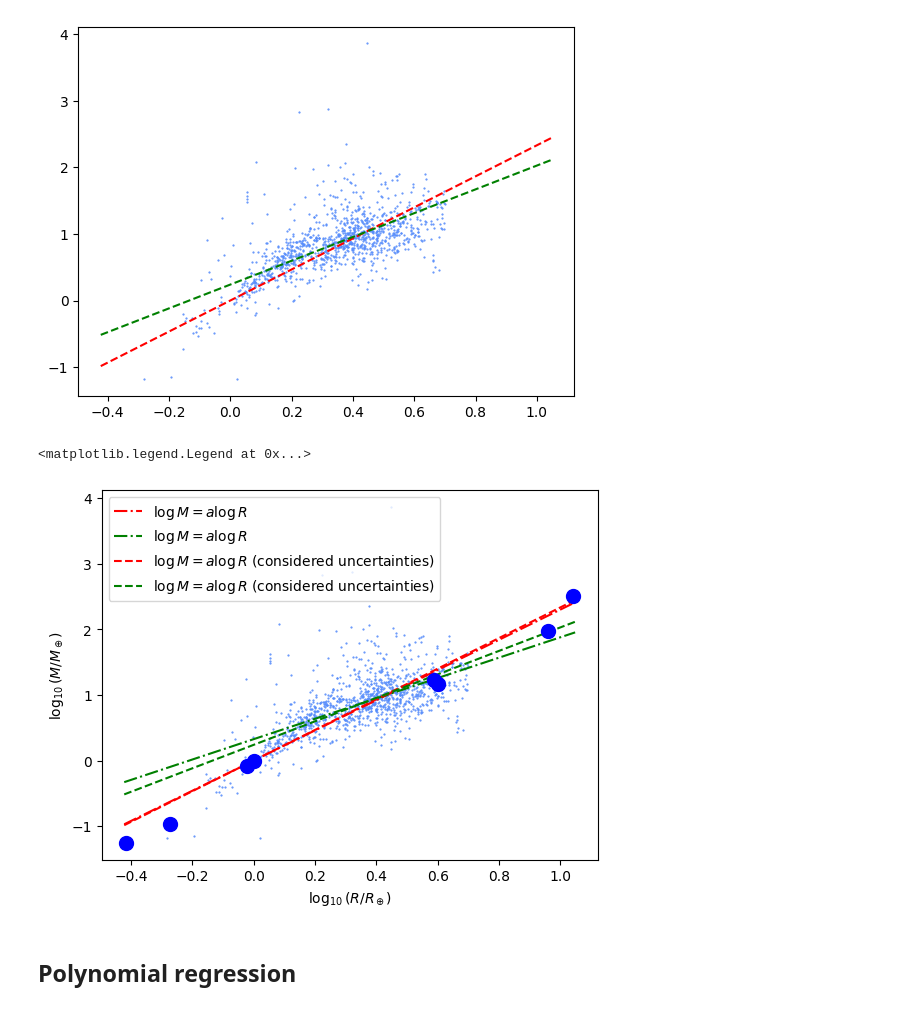
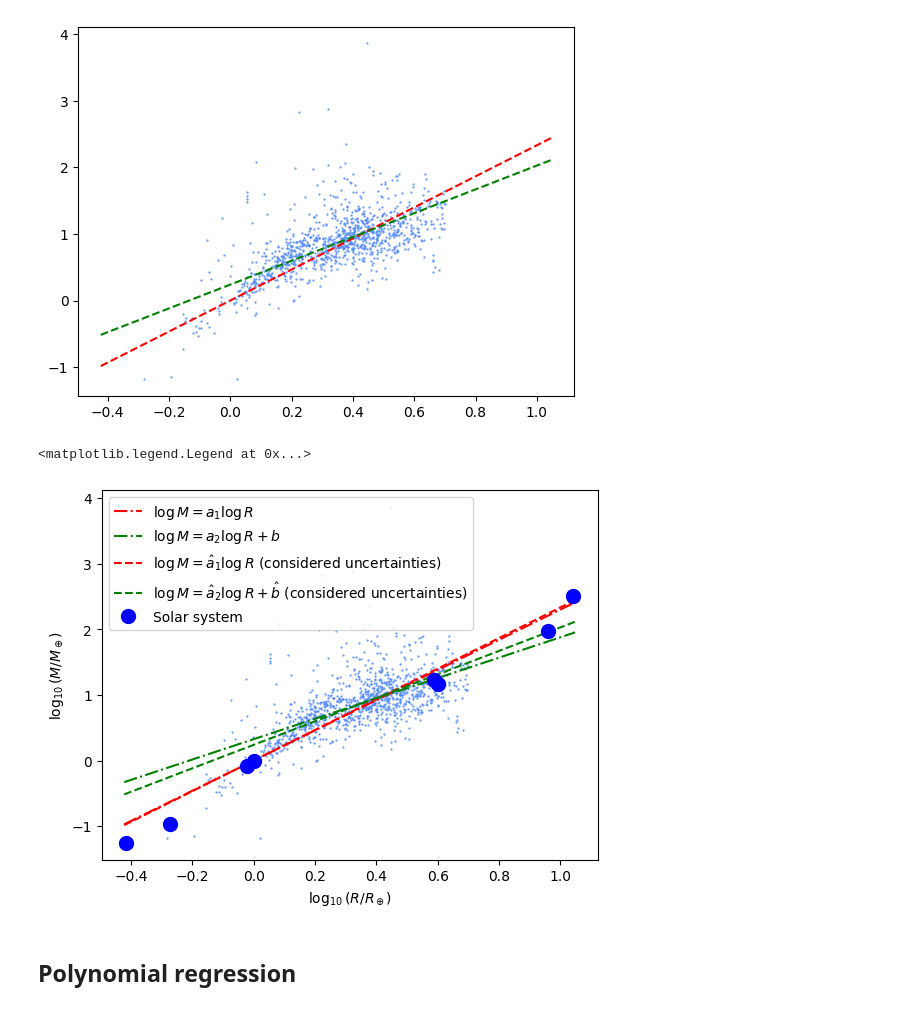
Before and after one commit to CosmicHitchhiker/ds_astro_2026s, a Jupyter notebook: ex4/ex4.ipynb, the cells around one changed output. Saved outputs shown, nothing was run; the diff lists cells and outputs as text; code cells hidden in the pictures.

```diff
--- a/ex4/ex4.ipynb
+++ b/ex4/ex4.ipynb
@@ -187,20 +187,20 @@ plt.plot(X_theor.flatten(), y_theor2_m.flatten(), 'g--')
 [figure]
 # %%
 plt.scatter(X_m.flatten(), y_m.flatten(), s=0.3)
-plt.plot(X_theor.flatten(), y_theor.flatten(), 'r-.', label=r'$\log M = a \log R$')
-plt.plot(X_theor.flatten(), y_theor2.flatten(), 'g-.', label=r'$\log M = a \log R$')
-plt.plot(X_theor.flatten(), y_theor_m.flatten(), 'r--', label=r'$\log M = a \log R$ (considered uncertainties)')
-plt.plot(X_theor.flatten(), y_theor2_m.flatten(), 'g--', label=r'$\log M = a \log R$ (considered uncertainties)')
-plt.plot(np.log10(ss_planets['radius']), np.log10(ss_planets['mass']), 'o', ms=10, color='blue')
+plt.plot(X_theor.flatten(), y_theor.flatten(), 'r-.', label=r'$\log M = a_1 \log R$')
+plt.plot(X_theor.flatten(), y_theor2.flatten(), 'g-.', label=r'$\log M = a_2 \log R + b$')
+plt.plot(X_theor.flatten(), y_theor_m.flatten(), 'r--', label=r'$\log M = \hat{a}_1 \log R$ (considered uncertainties)')
+plt.plot(X_theor.flatten(), y_theor2_m.flatten(), 'g--', label=r'$\log M = \hat{a}_2 \log R + \hat{b}$ (considered uncertainties)')
+plt.plot(np.log10(ss_planets['radius']), np.log10(ss_planets['mass']), 'o', ms=10, color='blue', label='Solar system')
 
 
 plt.xlabel(r'$\log_{10}(R/R_\oplus)$')
 plt.ylabel(r'$\log_{10}(M/M_\oplus)$')
 plt.legend()
 # plt.xlim(-0.5, 1)
 # %% [output]
 <matplotlib.legend.Legend at 0x...>
-[figure, old version]
+[figure, new version]
 # %% [markdown]
 ## Polynomial regression
 # %%
```
